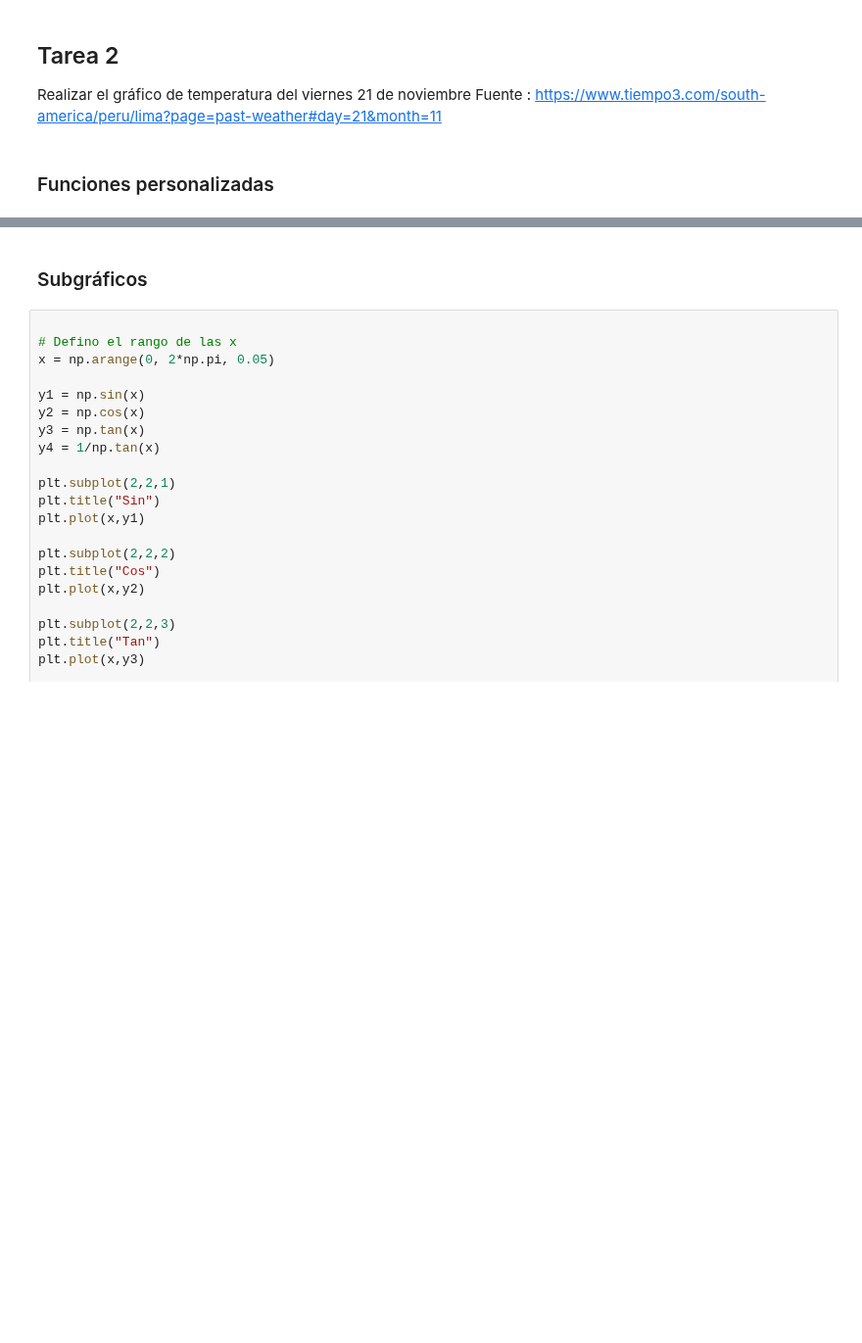
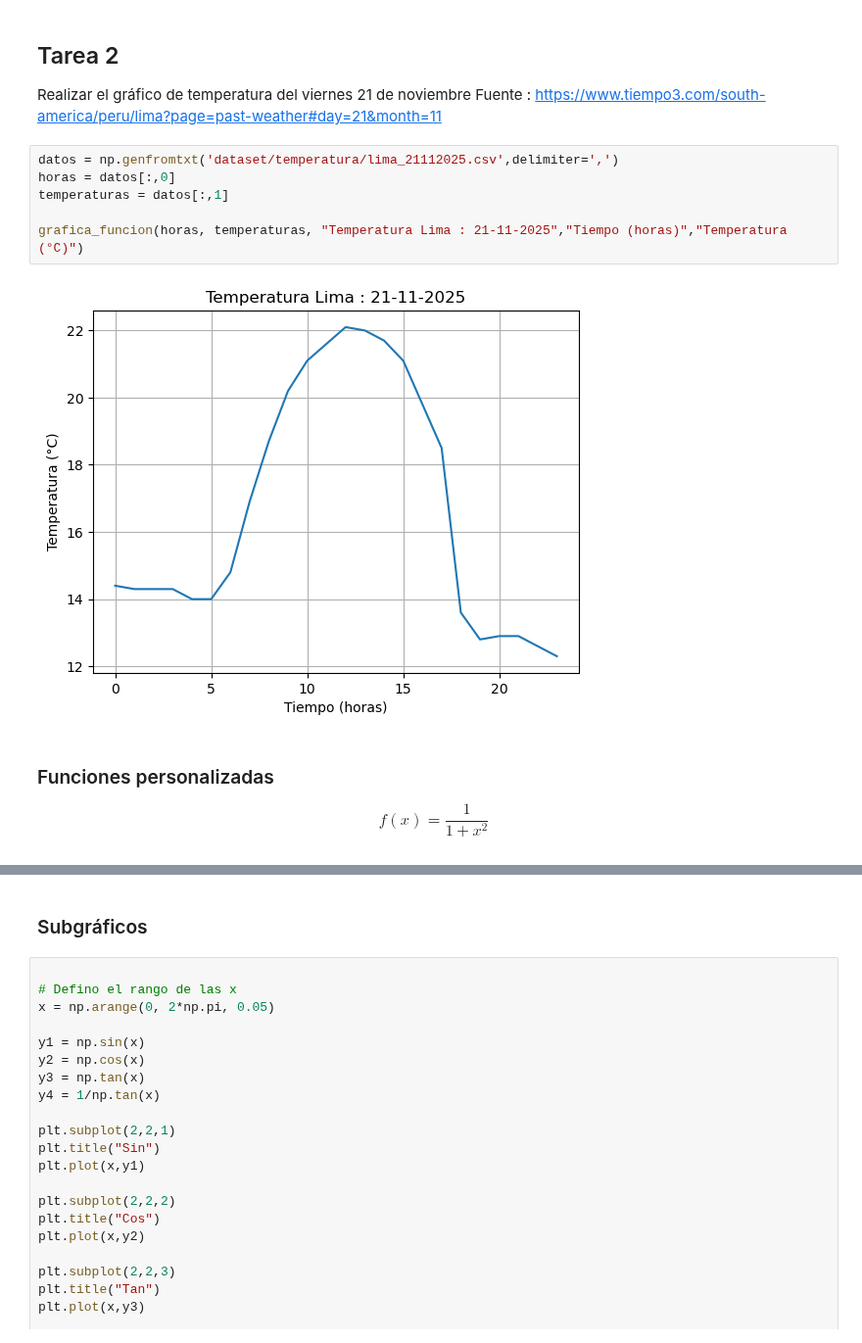
Before and after one commit to jgomezz/cpe_ciencia_datos_python, a Jupyter notebook: mod2_estadistica_y_visualizacion/semana_03_matplotlib.ipynb, the cells around one changed output, grey strips where cells are left out. Shown at 98% size. Saved outputs shown, nothing was run; the diff lists cells and outputs as text; blank space fills up the shorter version.

```diff
--- a/mod2_estadistica_y_visualizacion/semana_03_matplotlib.ipynb
+++ b/mod2_estadistica_y_visualizacion/semana_03_matplotlib.ipynb
@@ -47,8 +85,18 @@ Realice un gráfico de línea de la función trigonométrica seno, cuyo dominio
 ## Tarea 2
 Realizar el gráfico de temperatura del viernes 21 de noviembre
 Fuente : https://www.tiempo3.com/south-america/peru/lima?page=past-weather#day=21&month=11
+# %%
+datos = np.genfromtxt('dataset/temperatura/lima_21112025.csv',delimiter=',')
+horas = datos[:,0]
+temperaturas = datos[:,1]
+
+grafica_funcion(horas, temperaturas, "Temperatura Lima : 21-11-2025","Tiempo (horas)","Temperatura (°C)")
+# %% [output]
+[figure, added]
 # %% [markdown]
 ### Funciones personalizadas
+
+$$ f(x) = \frac{1}{1 + x^2} $$
 # %%
 def func(x):
     modelo  = 1/(1+x**2)
```
Also changed, not shown: parts of 26 cells of this notebook, 4 other files.
